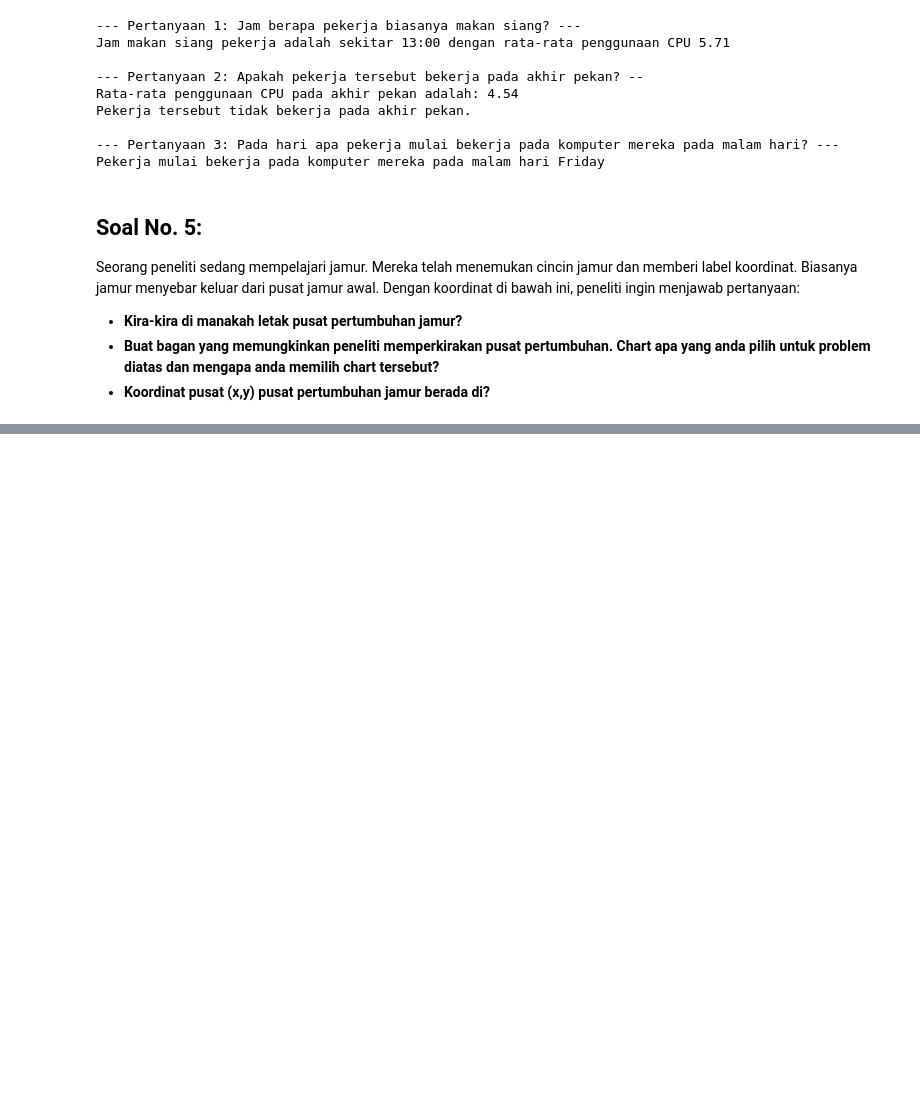
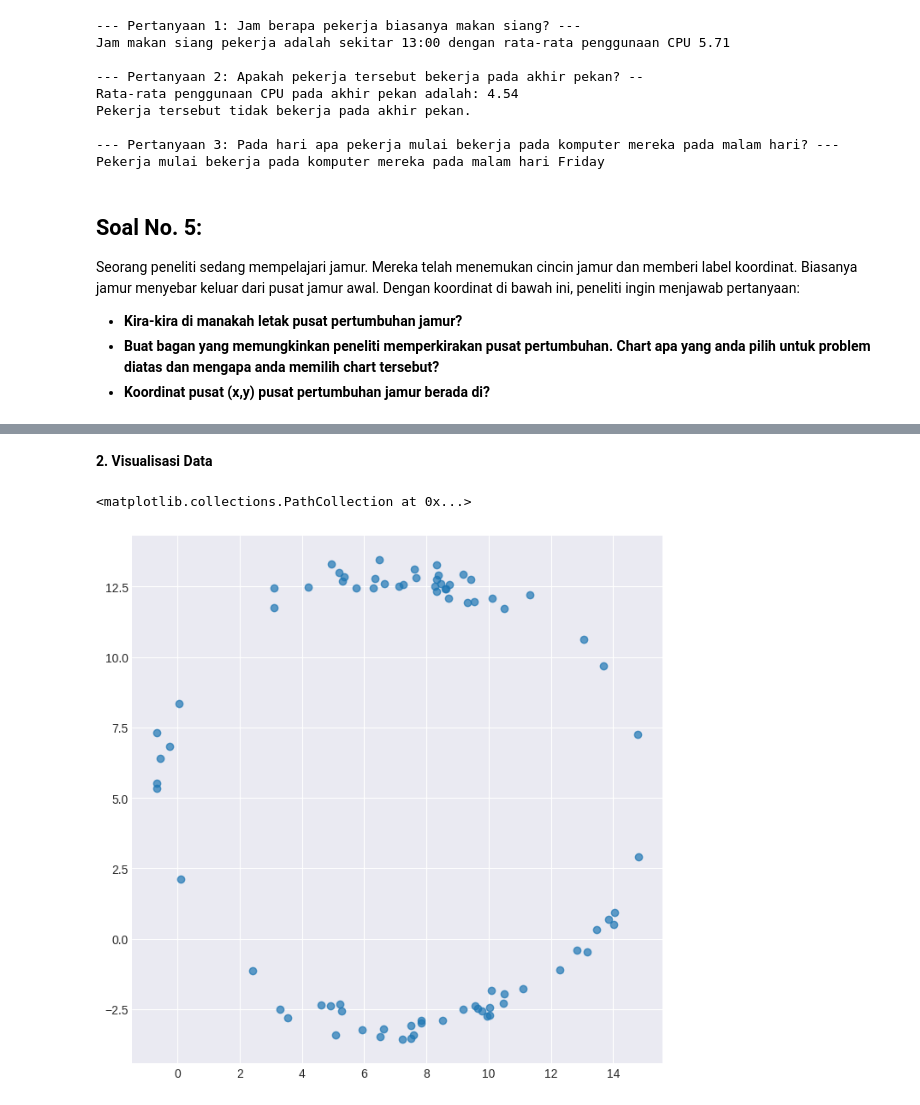
Before and after one commit to notnsas/data-science-application-college-task, a Jupyter notebook: mid_test/UTS_data_science_application_college_subject.ipynb, the cells around one changed output, grey strips where cells are left out. Saved outputs shown, nothing was run; the diff lists cells and outputs as text; code cells hidden in the pictures; blank space fills up the shorter version.

Commit message:
No. 5: Data Visualization

```diff
--- a/mid_test/UTS_data_science_application_college_subject.ipynb
+++ b/mid_test/UTS_data_science_application_college_subject.ipynb
@@ -469,0 +472,4 @@ y = [-2.36, -3.41, 13.01, -2.91, -2.28, 12.83, 13.13, 11.94, 0.93, -2.76, 13.31,
+# %%
+data = {'x': x, 'y': y}
+mushroom_df = pd.DataFrame(data)
+mushroom_df
@@ -469,0 +490,8 @@ y = [-2.36, -3.41, 13.01, -2.91, -2.28, 12.83, 13.13, 11.94, 0.93, -2.76, 13.31,
+# %% [markdown]
+**2. Visualisasi Data**
+# %%
+plt.figure(figsize=(8, 8))
+plt.scatter(mushroom_df['x'], mushroom_df['y'], alpha=0.7, label='Lokasi Jamur')
+# %% [output]
+<matplotlib.collections.PathCollection at 0x...>
+[figure, added]
```
Also changed, not shown: parts of 2 cells of this notebook.
